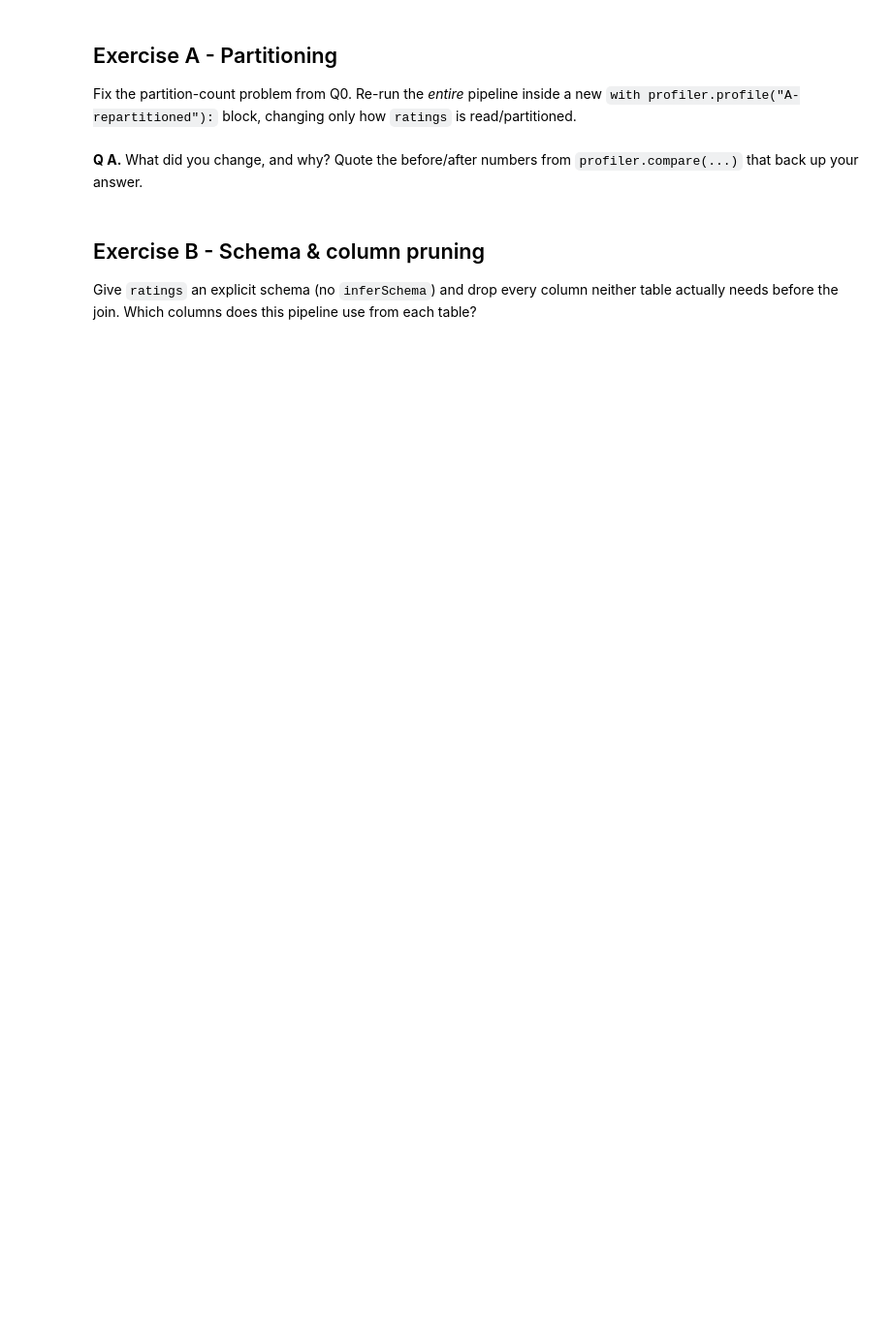
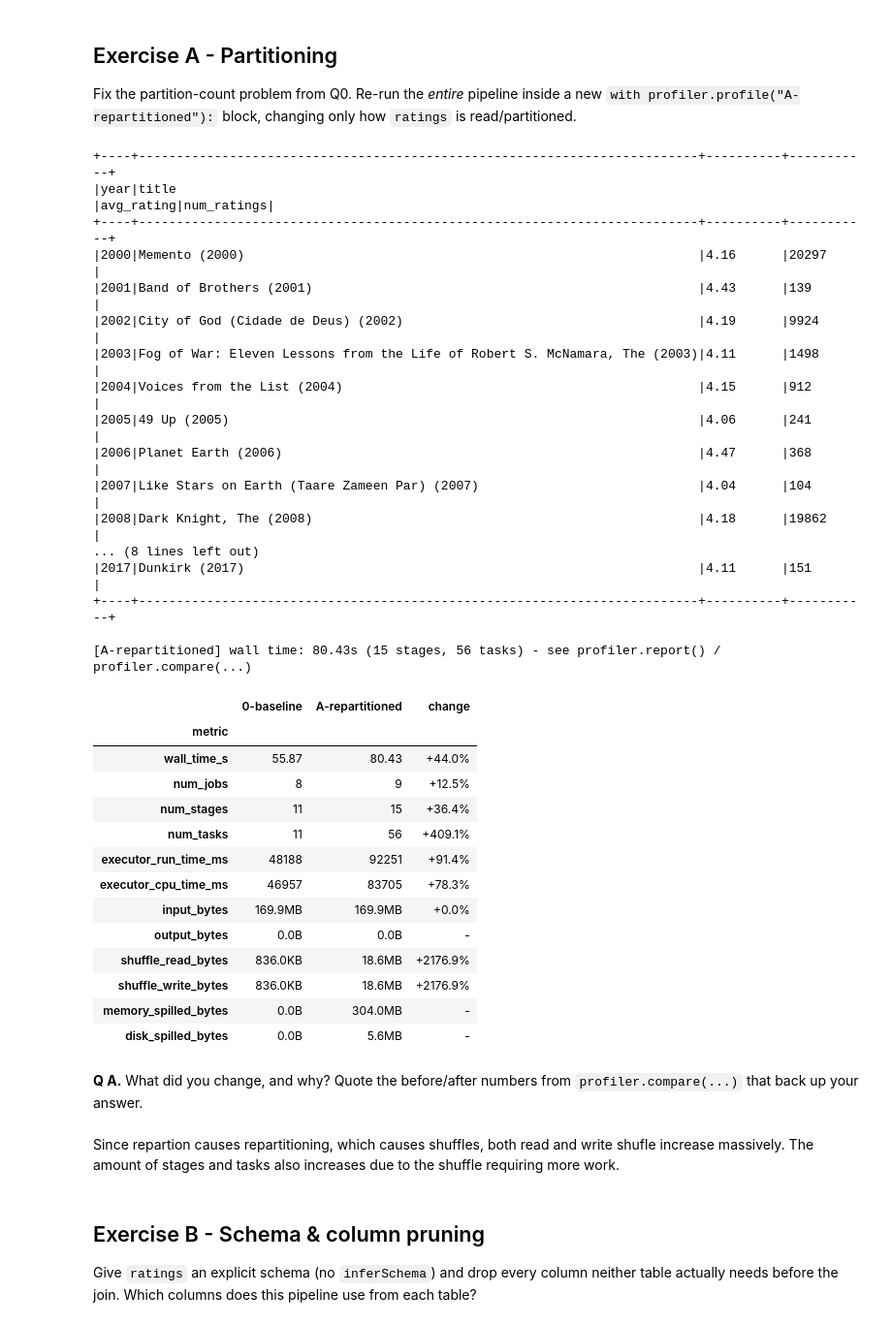
Before and after one commit to KingPixelKP/CompParLabs, a Jupyter notebook: lab03/notebooks/profiling_exercises.ipynb, the cells around one changed output. Shown at 97% size. Cells and saved outputs as stored; diff of their text form; code cells hidden in the pictures; blank space fills up the shorter version.

```diff
--- a/lab03/notebooks/profiling_exercises.ipynb
+++ b/lab03/notebooks/profiling_exercises.ipynb
@@ -88,39 +120,76 @@ Fix the partition-count problem from Q0. Re-run the *entire* pipeline inside
 a new `with profiler.profile("A-repartitioned"):` block, changing only how
 `ratings` is read/partitioned.
 # %%
+target_partitions = spark.sparkContext.defaultParallelism * 2   # ~2 tasks per core is a reasonable rule of thumb
+
 with profiler.profile("A-repartitioned"):
     movies = (spark.read.option("header", "true").option("inferSchema", "true")
               .csv(dataFolder + "movies.csv.gz"))
     ratings = (spark.read.option("header", "true").option("inferSchema", "true")
                .csv(dataFolder + "ratings1.csv.gz")
-               # TODO: fix the partitioning problem here
+               .repartition(target_partitions)
                )
 
     movies_year = (movies
                    .withColumn("year_str", sf.regexp_extract("title", r'^(.*) \(([0-9 \-]*)\)$', 2))
                    .withColumn("year", sf.when(sf.col("year_str").rlike(r'^[0-9]+$'), sf.col("year_str").cast(IntegerType())))
                    .drop("year_str")
                    .filter("year IS NOT NULL"))
 
     avg_ratings = (movies_year.join(ratings, on="movieId")
                    .groupBy("year", "title")
                    .agg(sf.round(sf.avg("rating"), 2).alias("avg_rating"),
                         sf.count("*").alias("num_ratings"))
                    .filter("num_ratings > 100"))
 
     w = Window.partitionBy("year").orderBy(sf.desc("avg_rating"))
     top_per_year = (avg_ratings
                     .withColumn("rank", sf.row_number().over(w))
                     .filter("rank = 1 and year >= 2000")
                     .orderBy("year")
                     .select("year", "title", "avg_rating", "num_ratings"))
 
     top_per_year.show(30, truncate=False)
 
 profiler.compare("0-baseline", "A-repartitioned")
+# %% [output]
++----+--------------------------------------------------------------------------+----------+-----------+
+|year|title                                                                     |avg_rating|num_ratings|
++----+--------------------------------------------------------------------------+----------+-----------+
+|2000|Memento (2000)                                                            |4.16      |20297      |
+|2001|Band of Brothers (2001)                                                   |4.43      |139        |
+|2002|City of God (Cidade de Deus) (2002)                                       |4.19      |9924       |
+|2003|Fog of War: Eleven Lessons from the Life of Robert S. McNamara, The (2003)|4.11      |1498       |
+|2004|Voices from the List (2004)                                               |4.15      |912        |
+|2005|49 Up (2005)                                                              |4.06      |241        |
+|2006|Planet Earth (2006)                                                       |4.47      |368        |
+|2007|Like Stars on Earth (Taare Zameen Par) (2007)                             |4.04      |104        |
+|2008|Dark Knight, The (2008)                                                   |4.18      |19862      |
+... (8 lines left out)
+|2017|Dunkirk (2017)                                                            |4.11      |151        |
++----+--------------------------------------------------------------------------+----------+-----------+
+
+[A-repartitioned] wall time: 80.43s (15 stages, 56 tasks) - see profiler.report() / profiler.compare(...)
+|  | 0-baseline | A-repartitioned | change |
+| metric |  |  |  |
+| wall_time_s | 55.87 | 80.43 | +44.0% |
+| num_jobs | 8 | 9 | +12.5% |
+| num_stages | 11 | 15 | +36.4% |
+| num_tasks | 11 | 56 | +409.1% |
+| executor_run_time_ms | 48188 | 92251 | +91.4% |
+| executor_cpu_time_ms | 46957 | 83705 | +78.3% |
+| input_bytes | 169.9MB | 169.9MB | +0.0% |
+| output_bytes | 0.0B | 0.0B | - |
+| shuffle_read_bytes | 836.0KB | 18.6MB | +2176.9% |
+| shuffle_write_bytes | 836.0KB | 18.6MB | +2176.9% |
+| memory_spilled_bytes | 0.0B | 304.0MB | - |
+| disk_spilled_bytes | 0.0B | 5.6MB | - |
 # %% [markdown]
 **Q A.** What did you change, and why? Quote the before/after numbers from
 `profiler.compare(...)` that back up your answer.
+# %% [markdown]
+Since repartion causes repartitioning, which causes shuffles, both read and write shufle increase massively.
+The amount of stages and tasks also increases due to the shuffle requiring more work.
 # %% [markdown]
 ## Exercise B - Schema & column pruning
 
```
Also changed, not shown: parts of 7 cells of this notebook, 10 other files.
